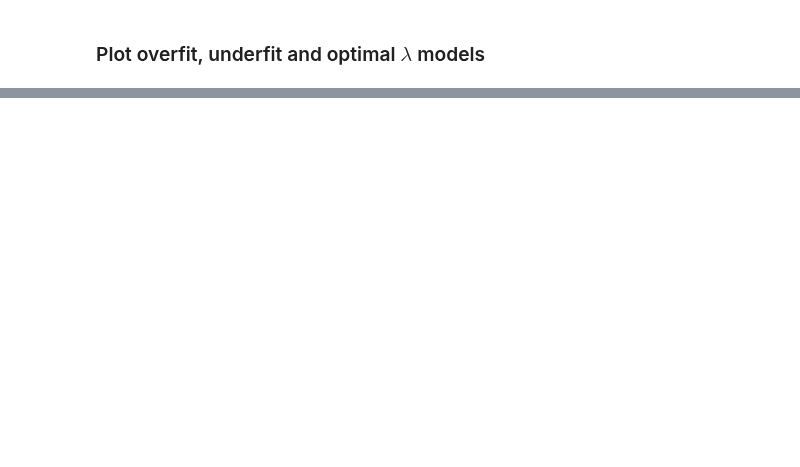
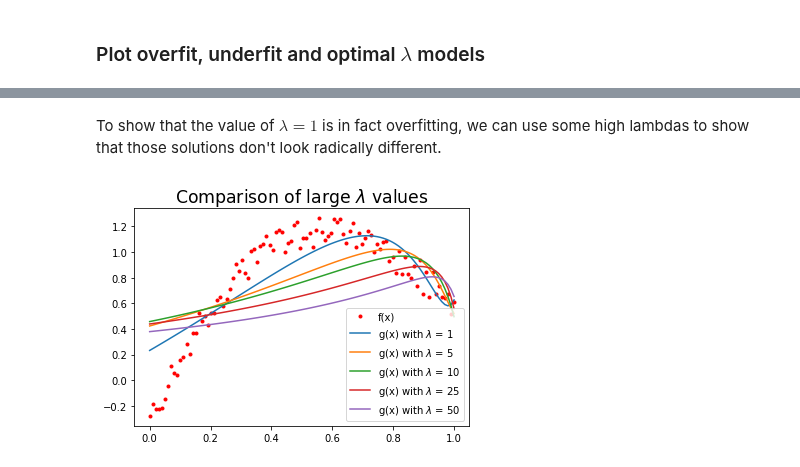
Before and after one commit to vipulpopat/MSCAI_Sem1_Etivity4, a Jupyter notebook: Etivity4_CE6002_18195326.ipynb, the cells around one changed output, grey strips where cells are left out. Cells and saved outputs as stored; diff of their text form; code cells hidden in the pictures; blank space fills up the shorter version.

```diff
--- a/Etivity4_CE6002_18195326.ipynb
+++ b/Etivity4_CE6002_18195326.ipynb
@@ -171,0 +172,22 @@ plt.show()
+# %% [markdown]
+To show that the value of $\lambda = 1$ is in fact overfitting, we can use some high lambdas to show that those solutions don't look radically different.
+# %%
+# Calculate new weights
+w10 = weights_reg(X_train,y_train,10)
+w20 = weights_reg(X_train,y_train,20)
+
+test_lambda = [1, 5, 10, 25, 50]
+
+plt.plot(X,y,'r.', label='f(x)')
+plt.title("Comparison of large $\lambda$ values", fontsize='xx-large')
+
+for l in test_lambda:
+    test_w = weights_reg(X_train,y_train, l)
+    test_y = lin_reg(test_w, X_trans)
+
+    plt.plot(X, test_y, label=f'g(x) with $\lambda$ = {l}')
+
+plt.legend()
+plt.show()
+# %% [output]
+[figure, added]
```
Also changed, not shown: parts of 6 cells of this notebook.
